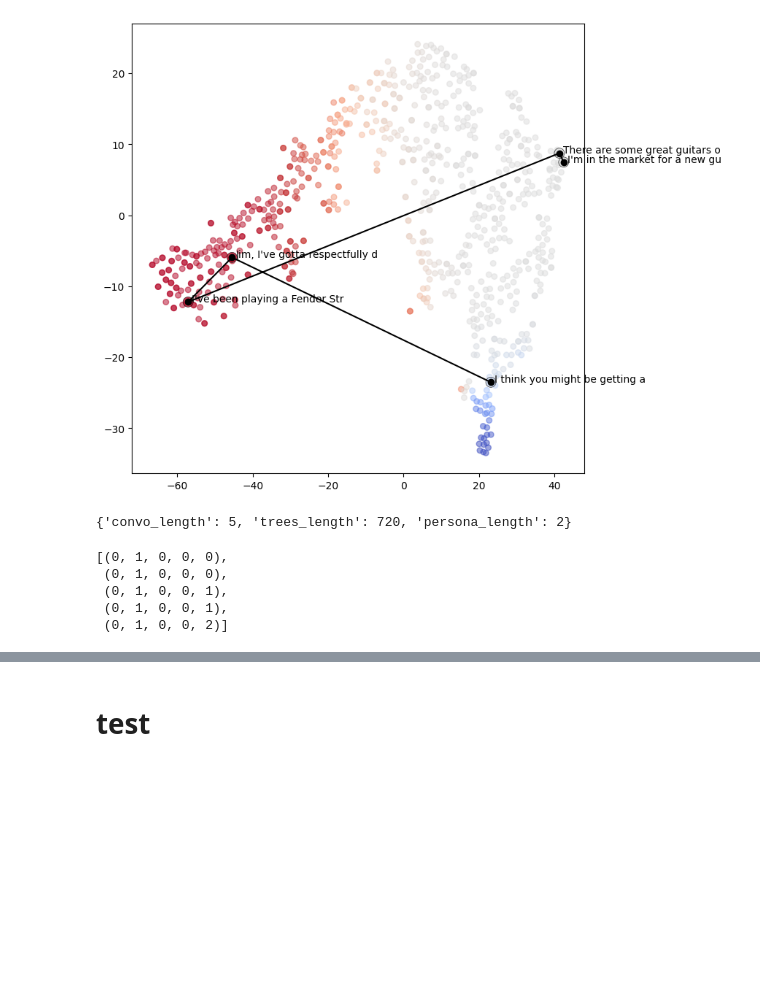
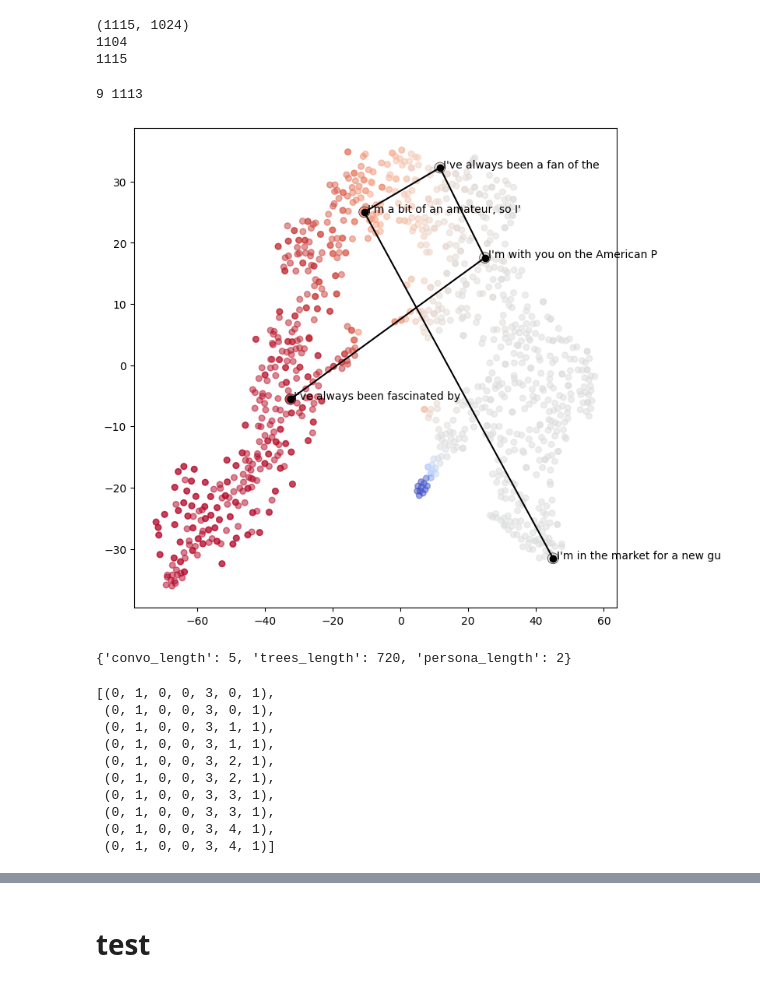
Before and after one commit to stmorse/scope2, a Jupyter notebook: notebooks/persona.ipynb, the cells around one changed output, grey strips where cells are left out. Saved outputs shown, nothing was run; the diff lists cells and outputs as text; code cells hidden in the pictures; blank space fills up the shorter version.

```diff
--- a/notebooks/persona.ipynb
+++ b/notebooks/persona.ipynb
@@ -34,55 +59,104 @@ output["embeddings"].shape
+# %%
+v0 = 0.4
+
+roots = []
+for turn in range(4):
+    path = f"fenderh2/v0_{v0:.2f}_v1_1.00/turn_{turn}_root.pkl"
+    with open(os.path.join(PROJ_PATH, path), "rb") as f:
+        roots.append(pickle.load(f))
+
+path = f"fenderh2/v0_{v0:.2f}_v1_1.00/embed.pkl"
+with open(os.path.join(PROJ_PATH, path), "rb") as f:
+    output = pickle.load(f)
+output.keys()
+
+with open("../scenarios/fender.json", "r") as f:
+    scenario = json.load(f)
+
+# get final turn conversation
+with open(os.path.join(PROJ_PATH, f"fenderh2/v0_{v0:.2f}_v1_1.00/turn_3.json"), "r") as f:
+    record = json.load(f)
+# %%
+print(output["embeddings"].shape)
+print(len(output["labels"]))
+print(len(output["texts"]))
+# %% [output]
+(1115, 1024)
+1104
+1115
 # %%
 epca = PCA(n_components=100).fit_transform(output["embeddings"])
 etsne = TSNE(n_components=2).fit_transform(epca)
 # %%
 cix = len(output["texts"]) - len(output["labels"]) - 2
 eix = len(output["texts"]) - 2
+
+print(cix, eix)
 
 fig, ax = plt.subplots(1,1, figsize=(8,8))
 norm = Normalize(vmin=-1, vmax=1)
 
 # MCTS scatter
 entail_probs = output["probs"][cix:eix,0] - output["probs"][cix:eix,2]
 ax.scatter(
     etsne[cix:eix,0], etsne[cix:eix,1],
     s=30,
     c=entail_probs,
     cmap="coolwarm",
     norm=norm,
     alpha=0.5
 )
 
 # actual convo scatter
 entail_probs = output["probs"][:cix,0] - output["probs"][:cix,2]
+et_slice = etsne[:cix,:]
+
+# plot agent 0
 ax.scatter(
-    etsne[:cix,0], etsne[:cix,1],
+    et_slice[::2,0], et_slice[::2,1],
     s=100, edgecolors='black', linewidths=0.5,
-    c=entail_probs,
+    c=entail_probs[::2],
     cmap="coolwarm",
     norm=norm,
     alpha=0.8
 )
-ax.plot(etsne[:cix,0], etsne[:cix,1], 'ko-')
+ax.plot(et_slice[::2,0], et_slice[::2,1], 'ko-')
 
-for i in range(cix):
+# plot agent 1
+# ax.scatter(
+#     et_slice[1::2,0], et_slice[1::2,1],
+#     s=100, edgecolors='black', linewidths=0.5,
+#     c=entail_probs[1::2],
+#     cmap="coolwarm",
+#     norm=norm,
+#     alpha=0.8
+# )
+# ax.plot(et_slice[1::2,0], et_slice[1::2,1], 'ko-')
+
+for i in range(0,cix,2):
     msg = output["texts"][i]
     vec = etsne[i]
     ax.text(vec[0]+1, vec[1], msg[:30])
 
-
 plt.show()
 # %% [output]
+9 1113
-[figure, old version]
+[figure, new version]
 # %%
 output["meta"]
 # %% [output]
 {'convo_length': 5, 'trees_length': 720, 'persona_length': 2}
 # %%
-# (turn, layer, child, lever, generation (-1 is selected))
-output["labels"][:5]
+# (turn, layer, child, parent_idx, lever, generation (-1 is selected), current_node_idx)
+output["labels"][:10]
 # %% [output]
-[(0, 1, 0, 0, 0),
- (0, 1, 0, 0, 0),
- (0, 1, 0, 0, 1),
- (0, 1, 0, 0, 1),
- (0, 1, 0, 0, 2)]
+[(0, 1, 0, 0, 3, 0, 1),
+ (0, 1, 0, 0, 3, 0, 1),
+ (0, 1, 0, 0, 3, 1, 1),
+ (0, 1, 0, 0, 3, 1, 1),
+ (0, 1, 0, 0, 3, 2, 1),
+ (0, 1, 0, 0, 3, 2, 1),
+ (0, 1, 0, 0, 3, 3, 1),
+ (0, 1, 0, 0, 3, 3, 1),
+ (0, 1, 0, 0, 3, 4, 1),
+ (0, 1, 0, 0, 3, 4, 1)]
```
Also changed, not shown: parts of 7 cells of this notebook, 10 other files.
